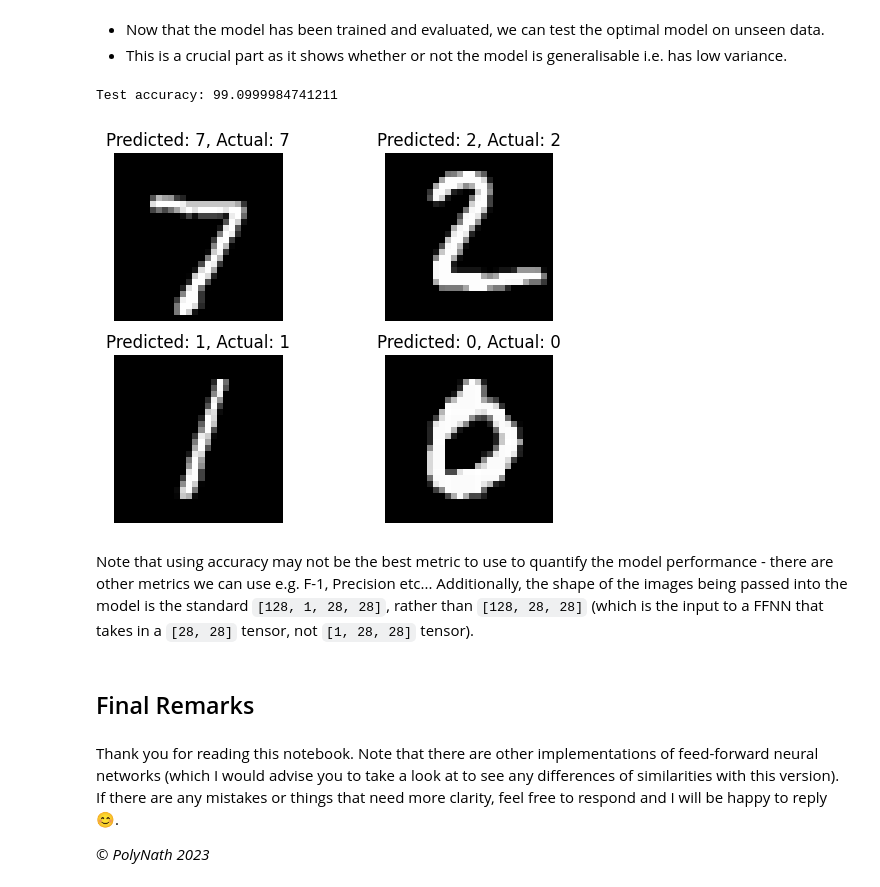
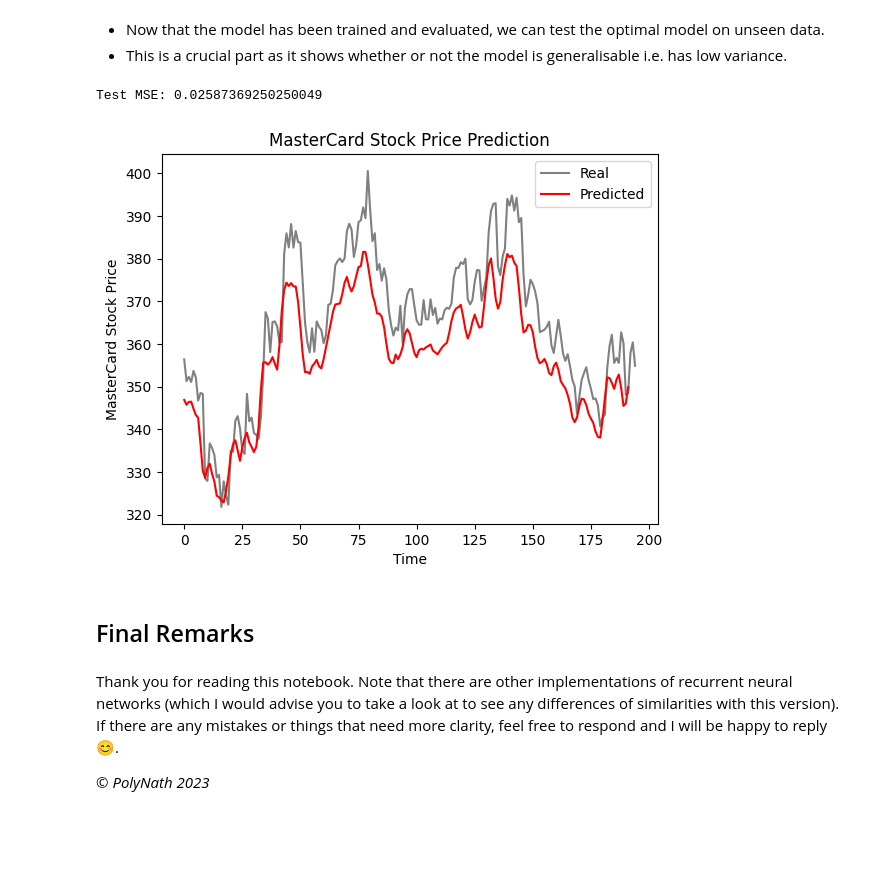
Before and after one commit to siddarthanath/Artificial-Intelligence-Algorithms, a Jupyter notebook: Deep Learning/Neural Networks/Recurrent/rnn.ipynb, the cells around one changed output. Saved outputs shown, nothing was run; the diff lists cells and outputs as text; code cells hidden in the pictures; blank space fills up the shorter version.

Commit message:
Add recurrent neural networks.

````diff
--- a/Deep Learning/Neural Networks/Recurrent/rnn.ipynb
+++ b/Deep Learning/Neural Networks/Recurrent/rnn.ipynb
@@ -199,3 +220,6 @@ model = CNN_Short()
+# %%
+# Create model
+model = RNNModel(input_dim=1, hidden_dim=10, layer_dim=1, output_dim=1)
 # %% [markdown]
 ### 5. Instantiate Optimiser and Loss Function
 # %% [markdown]
@@ -302,43 +344,40 @@ model.load_state_dict(torch.load("best_model.pth"))
 # %% [markdown]
 - Now that the model has been trained and evaluated, we can test the optimal model on unseen data.
 - This is a crucial part as it shows whether or not the model is generalisable i.e. has low variance.
-# %%
-# Test model
-correct = 0
-for images, labels in test_loader:
-    # Forward pass
-    outputs = model(images)
-    # Obtain predictons
-    _, preds = torch.max(outputs.data, dim=1)
-    # Total correct predictions
-    correct += (preds == labels).sum()
-# Record secondary metric
-test_acc_score = 100 * correct / len(test_dataset)
-print(f"Test accuracy: {test_acc_score}")
-# %% [output]
-Test accuracy: 99.0999984741211
-# %%
-# Visualise predictions
-images, labels = next(iter(test_loader))
-# Predict labels for the test images
-with torch.no_grad():
-    outputs = model(images)
-    _, predicted = torch.max(outputs, 1)
-# Plot the images with their predicted labels
-for i in range(4):
-    plt.subplot(2, 2, i + 1)
-    plt.imshow(images[i].view(28, 28), cmap="gray")
-    plt.title(f"Predicted: {predicted[i]}, Actual: {labels[i]}")
-    plt.axis("off")
-plt.show()
-# %% [output]
-[figure, removed]
-# %% [markdown]
-Note that using accuracy may not be the best metric to use to quantify the model performance - there are other metrics we can use e.g. F-1, Precision etc... Additionally, the shape of the images being passed into the model is the standard ```[128, 1, 28, 28]```, rather than ```[128, 28, 28]``` (which is the input to a FFNN that takes in a ```[28, 28]``` tensor, not ```[1, 28, 28]``` tensor).
+# %%
+# Test model
+test_loss = 0
+pred = []
+for seq, targets in test_loader:
+    # Forward pass
+    outputs = model(seq)
+    # Re-transform data
+    pred.append(sc.inverse_transform(outputs.detach().numpy()).tolist())
+    # Calculate loss
+    loss = loss_fn(outputs, targets)
+    # Accumulate loss
+    test_loss += loss.item()
+# Return metric
+pred = np.array([item for sublist in pred for item in sublist])
+print(f"Test MSE: {test_loss}")
+# %% [output]
+Test MSE: 0.02587369250250049
+# %%
+def plot_predictions(test, predicted):
+    plt.plot(test, color="gray", label="Real")
+    plt.plot(predicted, color="red", label="Predicted")
+    plt.title("MasterCard Stock Price Prediction")
+    plt.xlabel("Time")
+    plt.ylabel("MasterCard Stock Price")
+    plt.legend()
+    plt.show()
+plot_predictions(test=sc.inverse_transform(test_set), predicted=pred)
+# %% [output]
+[figure, added]
 # %% [markdown]
 ## Final Remarks
 # %% [markdown]
-Thank you for reading this notebook. Note that there are other implementations of feed-forward neural networks (which I would advise you to take a look at to see any differences of similarities with this version).
+Thank you for reading this notebook. Note that there are other implementations of recurrent neural networks (which I would advise you to take a look at to see any differences of similarities with this version).
 If there are any mistakes or things that need more clarity, feel free to respond and I will be happy to reply 😊.
 
 © *PolyNath 2023*
````
Also changed, not shown: parts of 42 cells of this notebook, 7 other files.
